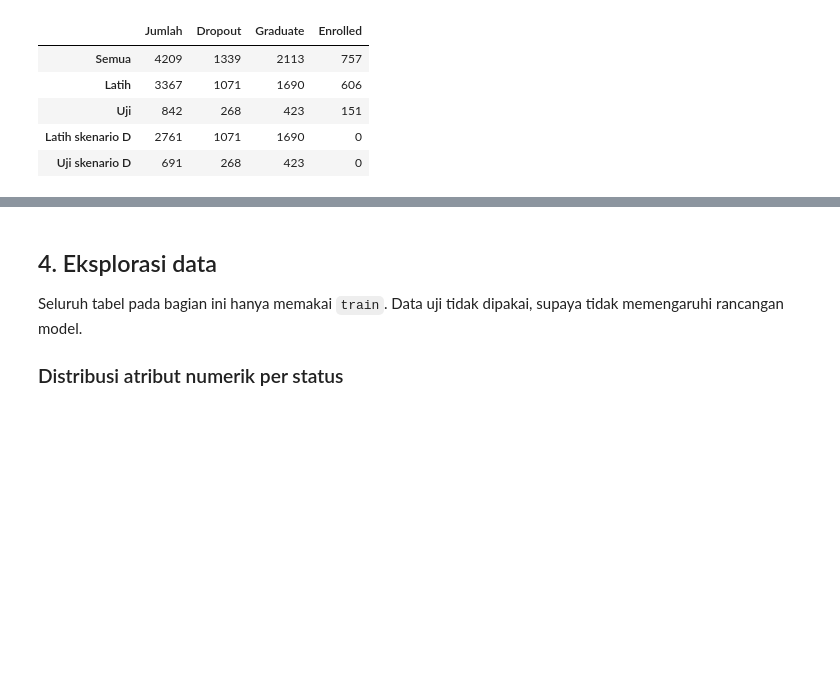
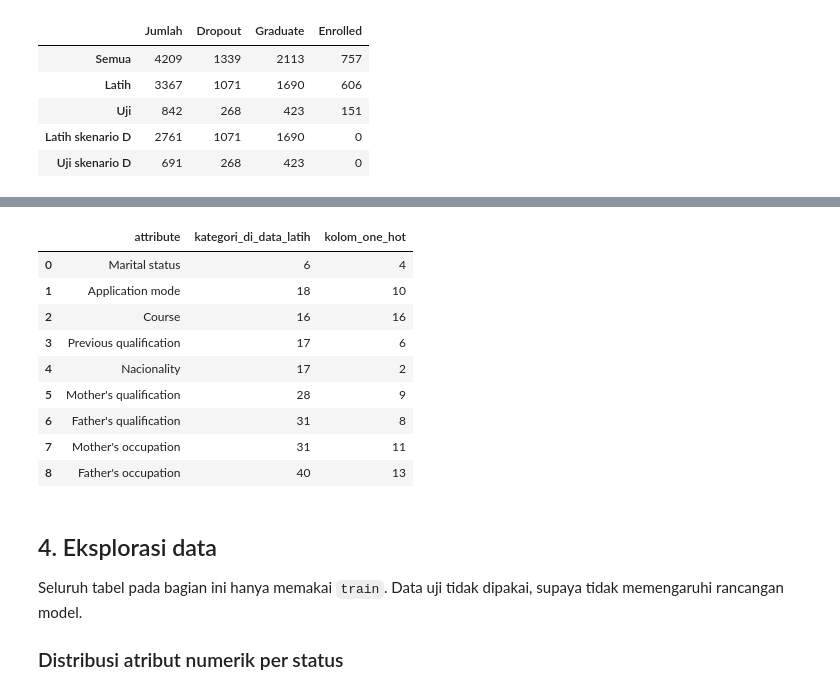
Before and after one commit to MapleKaedee/prediksi-dini-dropout, a Jupyter notebook: notebooks/dropout_experiments.ipynb, the cells around one changed output, grey strips where cells are left out. Saved outputs shown, nothing was run; the diff lists cells and outputs as text; code cells hidden in the pictures; blank space fills up the shorter version.

Commit message:
feat: tambahkan encoder dan baseline Regresi Logistik

```diff
--- a/notebooks/dropout_experiments.ipynb
+++ b/notebooks/dropout_experiments.ipynb
@@ -332,3 +340,50 @@ split_table
+# %%
+def make_encoder(attributes, scale_numeric):
+    # NB-05: model pohon memakai scale_numeric=False, Regresi Logistik memakai scale_numeric=True.
+    onehot = OneHotEncoder(handle_unknown="infrequent_if_exist", min_frequency=0.01, sparse_output=False)
+    transformers = [("nominal", onehot, NOMINAL)]
+    if scale_numeric:
+        transformers.append(("numeric", StandardScaler(), [a for a in attributes if a in NUMERIC]))
+    return ColumnTransformer(transformers, remainder="passthrough")
+# %%
+# set_output hanya dipakai di sel ini, supaya kolom hasil encoder dapat diperiksa menurut nama.
+X_t3 = train[WITH_FINANCIAL["T3"]]
+tree_encoder = make_encoder(WITH_FINANCIAL["T3"], scale_numeric=False).set_output(transform="pandas").fit(X_t3)
+linear_encoder = make_encoder(WITH_FINANCIAL["T3"], scale_numeric=True).set_output(transform="pandas").fit(X_t3)
+tree_out, linear_out = tree_encoder.transform(X_t3), linear_encoder.transform(X_t3)
+
+onehot_rows = []
+for attribute in NOMINAL:
+    columns = [column for column in tree_out.columns if column.startswith(f"nominal__{attribute}_")]
+    counts = train[attribute].value_counts()
+    frequent = int((counts >= 0.01 * len(train)).sum())
+    assert len(columns) == frequent + (frequent < len(counts)), f"{attribute}: jumlah kolom one-hot tidak sesuai min_frequency"
+    assert (tree_out[columns].sum(axis=1) == 1).all(), f"{attribute}: tiap baris harus tepat satu kolom one-hot"
+    onehot_rows.append({"attribute": attribute, "kategori_di_data_latih": len(counts), "kolom_one_hot": len(columns)})
+
+tree_numeric = tree_out[[f"remainder__{attribute}" for attribute in NUMERIC]]
+assert (tree_numeric.to_numpy() == train[NUMERIC].to_numpy()).all(), "Model pohon tidak boleh menskalakan atribut numerik"
+linear_binary = linear_out[[f"remainder__{attribute}" for attribute in BINARY]]
+assert (linear_binary.to_numpy() == train[BINARY].to_numpy()).all(), "Atribut biner tidak boleh diskalakan"
+linear_numeric = linear_out[[f"numeric__{attribute}" for attribute in NUMERIC]]
+assert (linear_numeric.mean().abs() < 1e-9).all(), "Atribut numerik Regresi Logistik harus berpusat di 0"
+assert ((linear_numeric.std(ddof=0) - 1).abs() < 1e-9).all(), "Atribut numerik Regresi Logistik harus bersimpangan baku 1"
+
+unseen = tree_encoder.transform(X_t3.head(1).assign(Course=-1))
+assert unseen["nominal__Course_infrequent_sklearn"].iloc[0] == 1, "Kategori baru harus masuk ke kolom kategori jarang"
+
+pd.DataFrame(onehot_rows)
+# %% [output]
+|  | attribute | kategori_di_data_latih | kolom_one_hot |
+| 0 | Marital status | 6 | 4 |
+| 1 | Application mode | 18 | 10 |
+| 2 | Course | 16 | 16 |
+| 3 | Previous qualification | 17 | 6 |
+| 4 | Nacionality | 17 | 2 |
+| 5 | Mother's qualification | 28 | 9 |
+| 6 | Father's qualification | 31 | 8 |
+| 7 | Mother's occupation | 31 | 11 |
+| 8 | Father's occupation | 40 | 13 |
 # %% [markdown]
 ## 4. Eksplorasi data
 
```
Also changed, not shown: parts of 6 cells of this notebook, 1 other file.
